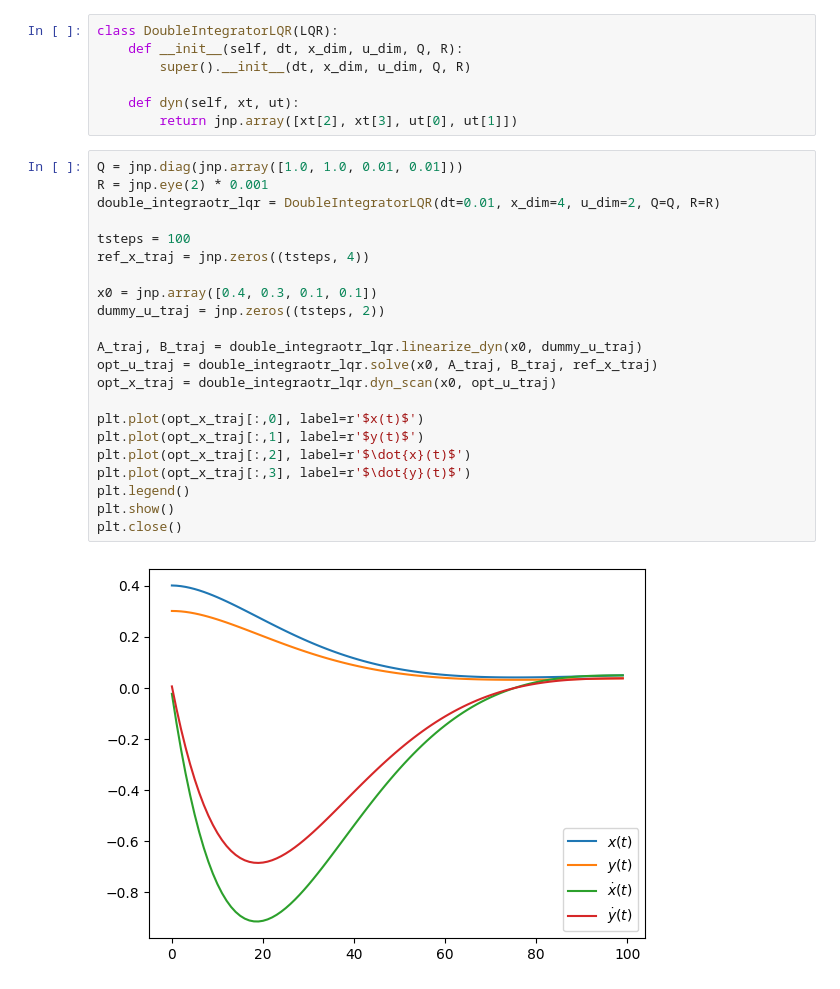
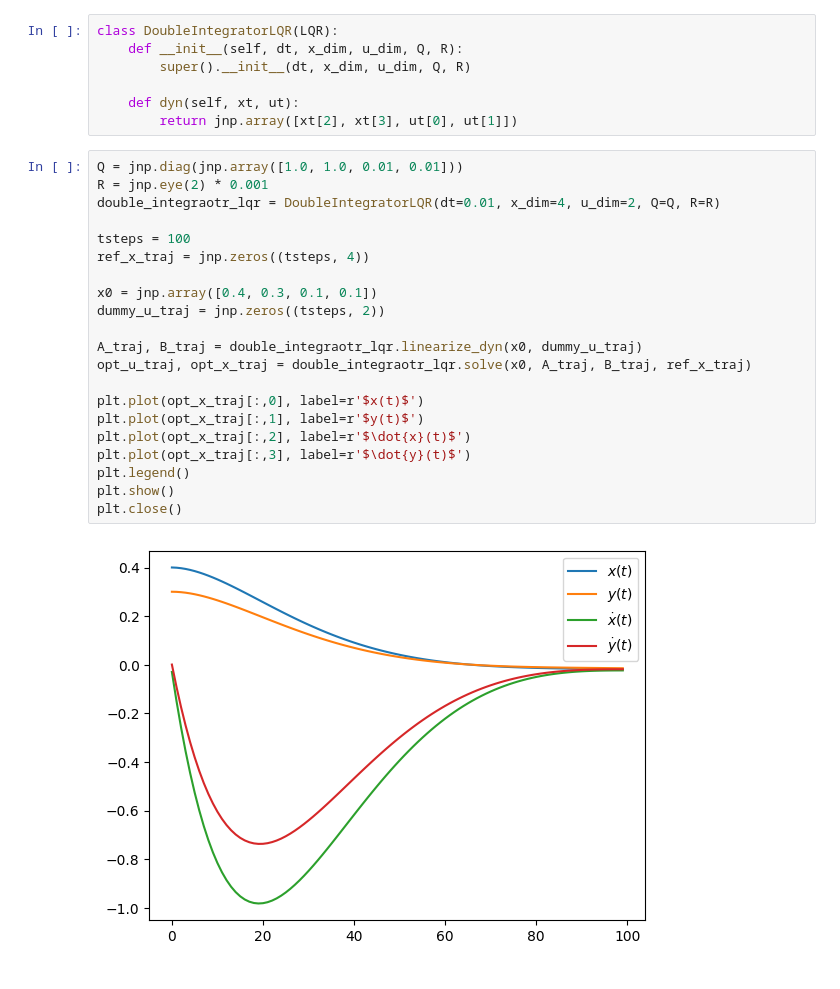
Before and after one commit to TianyuQ/psel_jax, a Jupyter notebook: examples/lqr_example.ipynb, the cells around one changed output. Saved outputs shown, nothing was run; the diff lists cells and outputs as text.

Commit message:
release 0.0.4, return both x and u trajs from solve

```diff
--- a/examples/lqr_example.ipynb
+++ b/examples/lqr_example.ipynb
@@ -26,24 +26,23 @@ class DoubleIntegratorLQR(LQR):
 # %%
 Q = jnp.diag(jnp.array([1.0, 1.0, 0.01, 0.01]))
 R = jnp.eye(2) * 0.001
 double_integraotr_lqr = DoubleIntegratorLQR(dt=0.01, x_dim=4, u_dim=2, Q=Q, R=R)
 
 tsteps = 100
 ref_x_traj = jnp.zeros((tsteps, 4))
 
 x0 = jnp.array([0.4, 0.3, 0.1, 0.1])
 dummy_u_traj = jnp.zeros((tsteps, 2))
 
 A_traj, B_traj = double_integraotr_lqr.linearize_dyn(x0, dummy_u_traj)
-opt_u_traj = double_integraotr_lqr.solve(x0, A_traj, B_traj, ref_x_traj)
-opt_x_traj = double_integraotr_lqr.dyn_scan(x0, opt_u_traj)
+opt_u_traj, opt_x_traj = double_integraotr_lqr.solve(x0, A_traj, B_traj, ref_x_traj)
 
 plt.plot(opt_x_traj[:,0], label=r'$x(t)$')
 plt.plot(opt_x_traj[:,1], label=r'$y(t)$')
 plt.plot(opt_x_traj[:,2], label=r'$\dot{x}(t)$')
 plt.plot(opt_x_traj[:,3], label=r'$\dot{y}(t)$')
 plt.legend()
 plt.show()
 plt.close()
 # %% [output]
-[figure, old version]
+[figure, new version]
```
Also changed, not shown: 6 other files.
